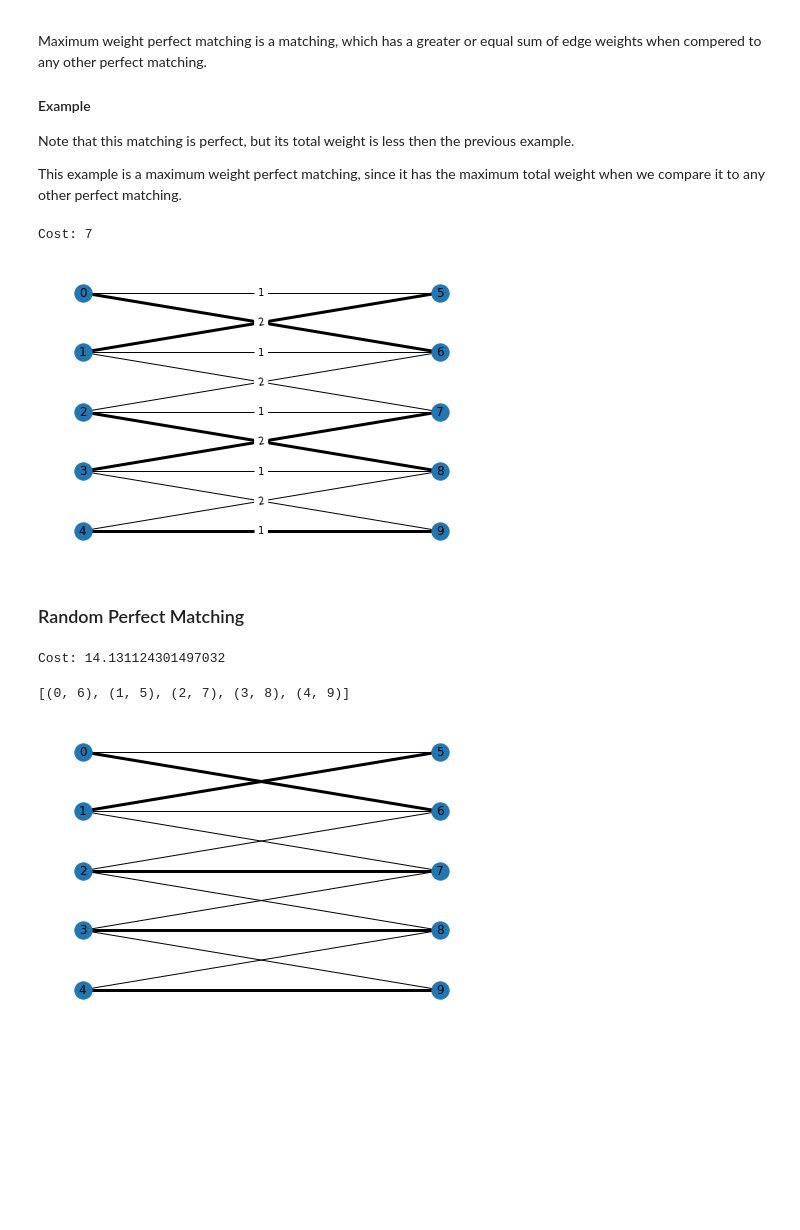
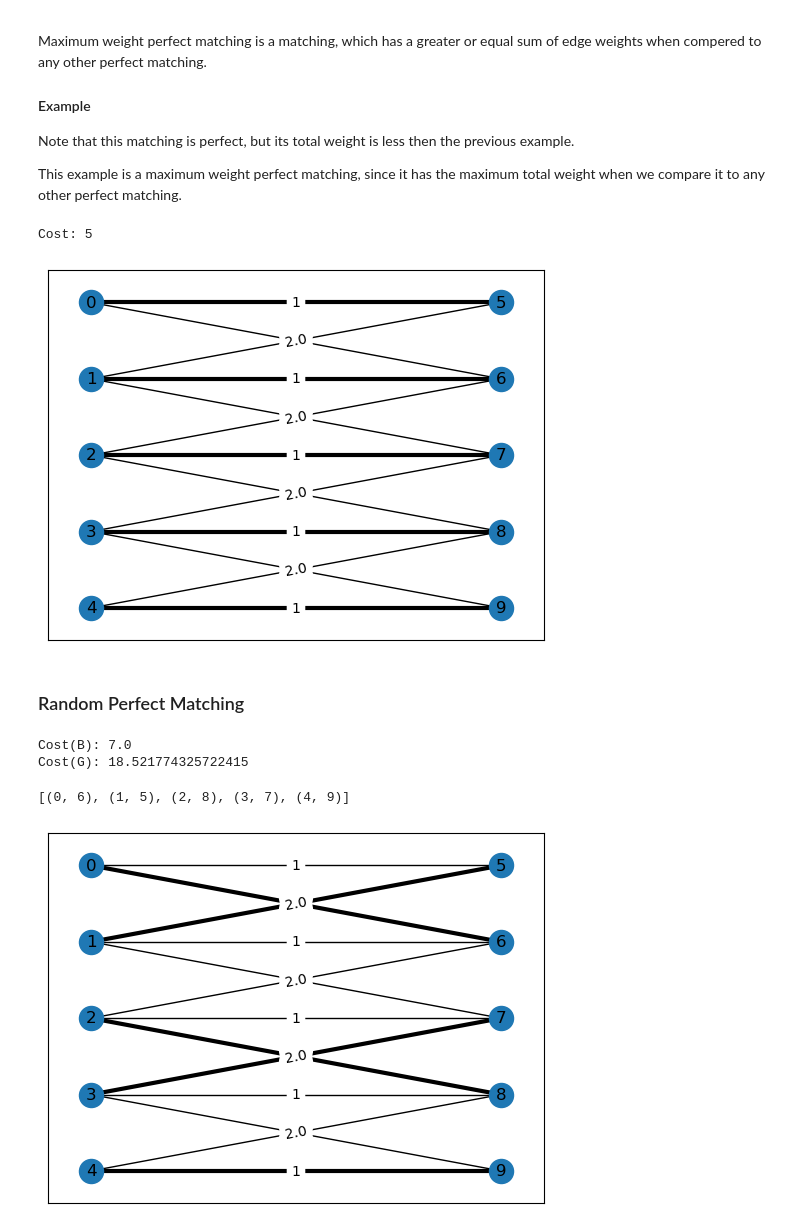
Before and after one commit to yessergire/gumbel-sampler, a Jupyter notebook: Bipartite Graphs.ipynb, the cells around one changed output. Cells and saved outputs as stored; diff of their text form; code cells hidden in the pictures; blank space fills up the shorter version.

Commit message:
Updated bipartite matching functions

```diff
--- a/Bipartite Graphs.ipynb
+++ b/Bipartite Graphs.ipynb
@@ -55,9 +55,9 @@ for i in range(n):
 
     B.add_edge(i, n+i, weight=1)
     if i > 0:
-        B.add_edge(i, n+i-1, weight=2)
+        B.add_edge(i, n+i-1, weight=2.0)
     if i < n-1:
-        B.add_edge(i, n+i+1, weight=1)
+        B.add_edge(i, n+i+1, weight=1.0)
 
 draw_bipartite(B, top_nodes=top_nodes, bottom_nodes=bottom_nodes)
 # %% [output]
@@ -117,25 +117,27 @@ Note that this matching is perfect, but its total weight is less then the previo
 This example is a maximum weight perfect matching,
 since it has the maximum total weight when we compare it to any other perfect matching.
 # %%
-match = maximum_weight_full_matching(B, top_nodes=top_nodes, bottom_nodes=bottom_nodes)
+match = weight_full_matching(B, top_nodes=top_nodes, bottom_nodes=bottom_nodes)
 draw_bipartite(B, match=match, top_nodes=top_nodes, bottom_nodes=bottom_nodes)
 print("Cost:", total_cost(B, match))
 # %% [output]
-Cost: 7
+Cost: 5
-[figure, old version]
+[figure, new version]
 # %% [markdown]
 ### Random Perfect Matching
 # %%
 from matching_sampler import perturb_graph
 G = perturb_graph(B)
-match = maximum_weight_full_matching(G, top_nodes=top_nodes, bottom_nodes=bottom_nodes)
-draw_bipartite(G, match=match, show_weights=False)
-print("Cost:", total_cost(G, match))
+match = weight_full_matching(G, top_nodes=top_nodes, bottom_nodes=bottom_nodes, maximum=True)
+draw_bipartite(B, match=match, show_weights=True)
+print("Cost(B):", total_cost(B, match))
+print("Cost(G):", total_cost(G, match))
 match
 # %% [output]
-Cost: 14.131124301497032
+Cost(B): 7.0
+Cost(G): 18.521774325722415
-[(0, 6), (1, 5), (2, 7), (3, 8), (4, 9)]
+[(0, 6), (1, 5), (2, 8), (3, 7), (4, 9)]
-[figure, old version]
+[figure, new version]
 # %%
 biadjacency = bipartite.biadjacency_matrix(B, row_order=top_nodes)
 biadjacency.toarray()
```
Also changed, not shown: parts of 14 cells of this notebook, 3 other files.
